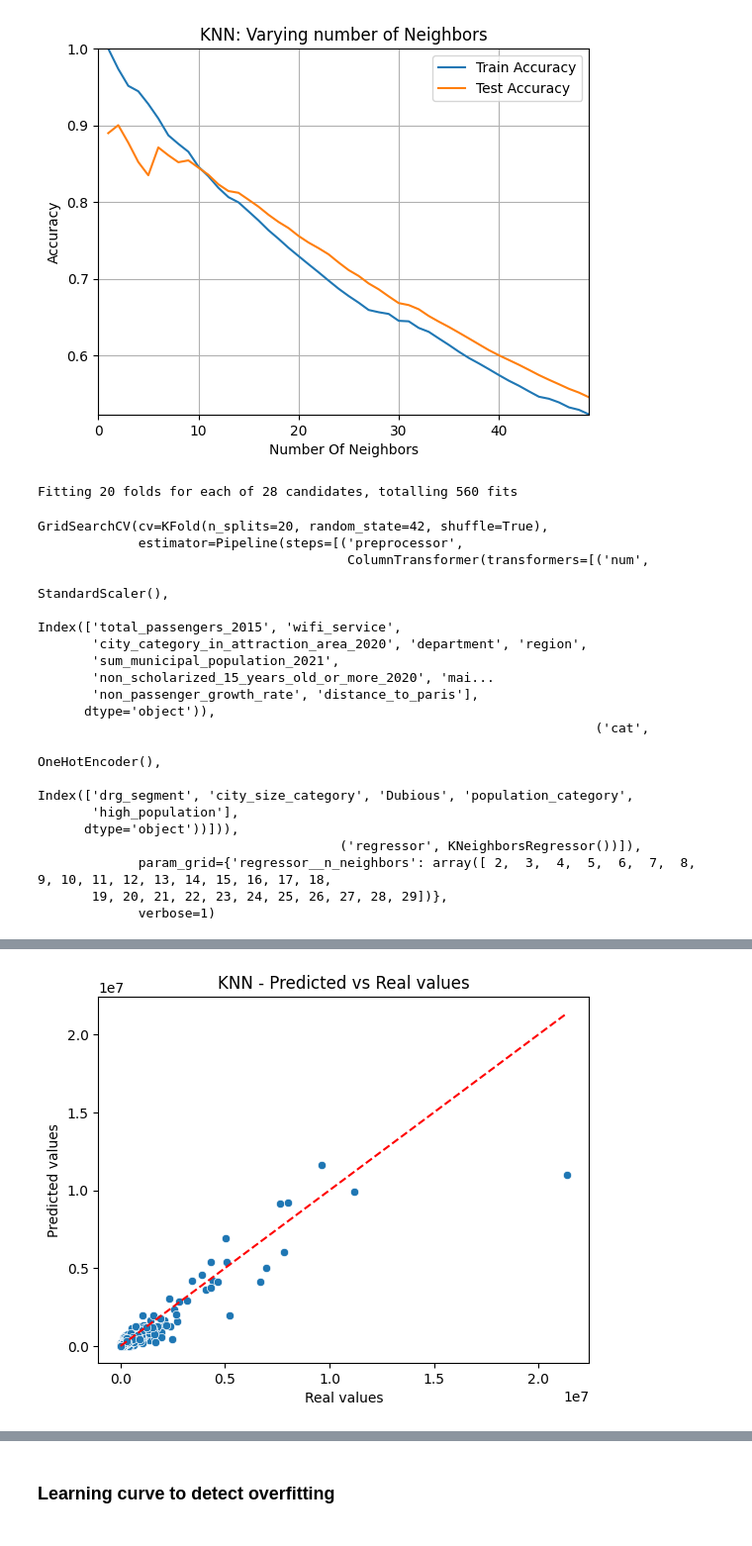
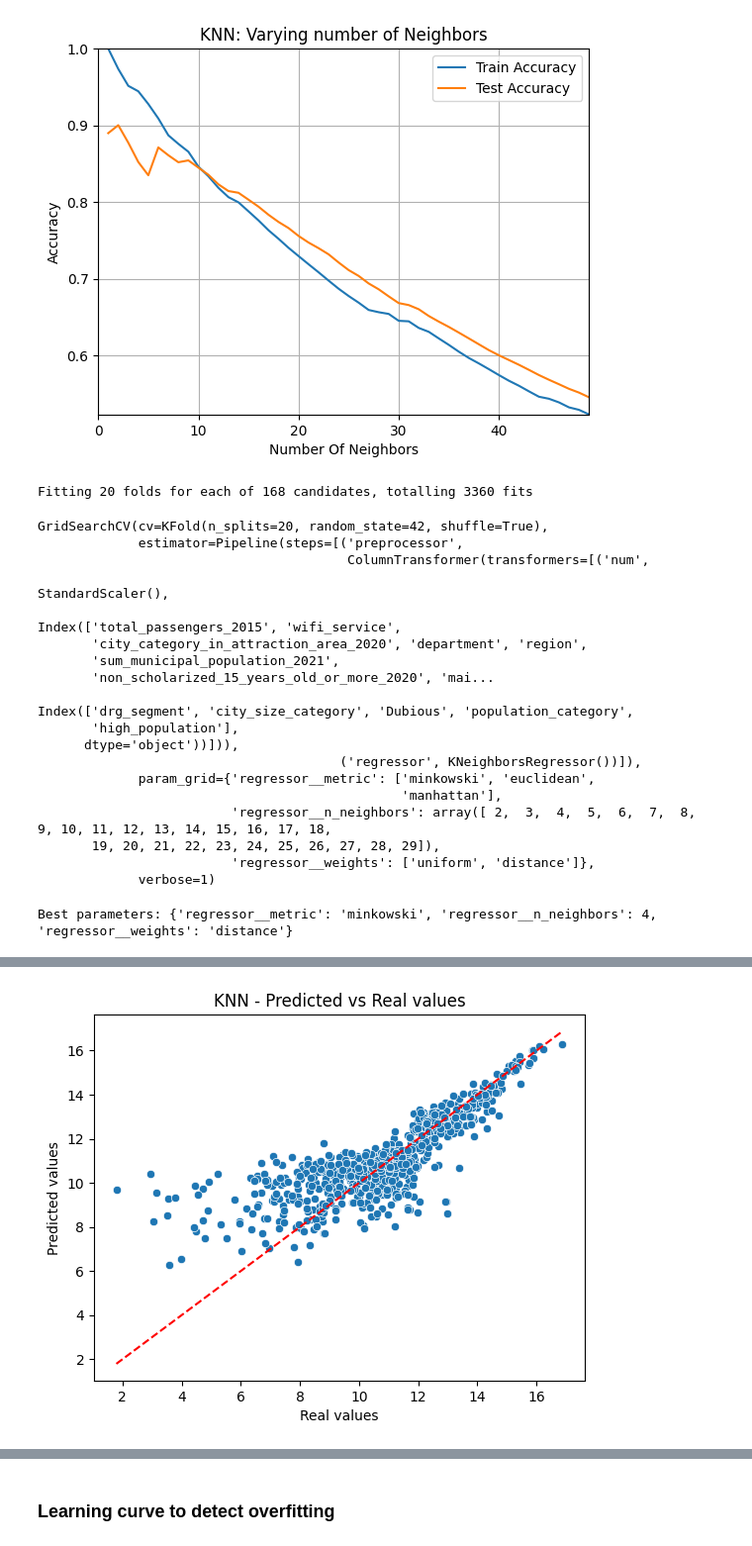
Before and after one commit to pierre-jezegou/fib-ml-project, a Jupyter notebook: models/knn.ipynb, the cells around one changed output, grey strips where cells are left out. Shown: that part at 99% size. Drawn from its saved outputs; the diff is of its cells as text; code cells hidden in the pictures.

Commit message:
Add new parameters to GridSearchSV

```diff
--- a/models/knn.ipynb
+++ b/models/knn.ipynb
@@ -112,17 +110,21 @@ from sklearn.model_selection import KFold
 
 # Parameter tuning
 kf = KFold(n_splits=20, shuffle=True, random_state=42)
-parameter = {'regressor__n_neighbors': np.arange(2, 30, 1)}
+parameter = {
+    'regressor__n_neighbors': np.arange(2, 30, 1),
+    'regressor__metric': ['minkowski', 'euclidean', 'manhattan'],
+    'regressor__weights': ['uniform', 'distance']
+    }
 
 knn = Pipeline(steps=[
     ('preprocessor', preprocessor),
     ('regressor', KNeighborsRegressor())
 ])
 
-knn_cv = GridSearchCV(knn, param_grid=parameter, cv=kf, verbose=1)
-knn_cv.fit(X_train, y_train)
+knn_grid_cv = GridSearchCV(knn, param_grid=parameter, cv=kf, verbose=1)
+knn_grid_cv.fit(X_train, y_train)
 # %% [output]
-Fitting 20 folds for each of 28 candidates, totalling 560 fits
+Fitting 20 folds for each of 168 candidates, totalling 3360 fits
 GridSearchCV(cv=KFold(n_splits=20, random_state=42, shuffle=True),
              estimator=Pipeline(steps=[('preprocessor',
                                         ColumnTransformer(transformers=[('num',
@@ -131,34 +133,37 @@ GridSearchCV(cv=KFold(n_splits=20, random_state=42, shuffle=True),
        'city_category_in_attraction_area_2020', 'department', 'region',
        'sum_municipal_population_2021',
        'non_scholarized_15_years_old_or_more_2020', 'mai...
-       'non_passenger_growth_rate', 'distance_to_paris'],
-      dtype='object')),
-                                                                        ('cat',
-                                                                         OneHotEncoder(),
                                                                          Index(['drg_segment', 'city_size_category', 'Dubious', 'population_category',
        'high_population'],
       dtype='object'))])),
                                        ('regressor', KNeighborsRegressor())]),
-             param_grid={'regressor__n_neighbors': array([ 2,  3,  4,  5,  6,  7,  8,  9, 10, 11, 12, 13, 14, 15, 16, 17, 18,
-       19, 20, 21, 22, 23, 24, 25, 26, 27, 28, 29])},
+             param_grid={'regressor__metric': ['minkowski', 'euclidean',
+                                               'manhattan'],
+                         'regressor__n_neighbors': array([ 2,  3,  4,  5,  6,  7,  8,  9, 10, 11, 12, 13, 14, 15, 16, 17, 18,
+       19, 20, 21, 22, 23, 24, 25, 26, 27, 28, 29]),
+                         'regressor__weights': ['uniform', 'distance']},
              verbose=1)
 # %%
 from sklearn.metrics import accuracy_score
 
 # Get the best hyperparameter
-best_k = knn_cv.best_params_['regressor__n_neighbors']
+best_k = knn_grid_cv.best_params_
+print(f'Best parameters: {best_k}')
 
 # Use the best hyperparameter and train the final model
-knn_cv = Pipeline(steps=[
+knn_optimized = Pipeline(steps=[
     ('preprocessor', preprocessor),
-    ('regressor', KNeighborsRegressor(n_neighbors=best_k))
+    ('regressor', KNeighborsRegressor(n_neighbors=best_k['regressor__n_neighbors'],
+                                      metric=best_k['regressor__metric'],
+                                      weights=best_k['regressor__weights']))
 ])
-knn_cv.fit(X_train, y_train)
+knn_optimized.fit(X_train, y_train)
 
 # Predict the test set
-y_pred = knn_cv.predict(X_test)
+y_pred = knn_optimized.predict(X_test)
 
-plot_ypred_vs_yreal(y_pred, y_test, 'KNN', False, True)
+plot_ypred_vs_yreal(y_pred, y_test, 'KNN', True, True)
 write_metrics_in_csv(y_pred, y_test, 'KNN_tuned', {'best_k':best_k})
 # %% [output]
+Best parameters: {'regressor__metric': 'minkowski', 'regressor__n_neighbors': 4, 'regressor__weights': 'distance'}
 |  | Model | Hyperparameters | Mean Squared Error | Mean Absolute Error | Median Absolute Error | R2 Score |
@@ -166,2 +171,2 @@ write_metrics_in_csv(y_pred, y_test, 'KNN_tuned', {'best_k':best_k})
-[figure, old version]
+[figure, new version]
 # %%
```
Also changed, not shown: parts of 3 cells of this notebook.
